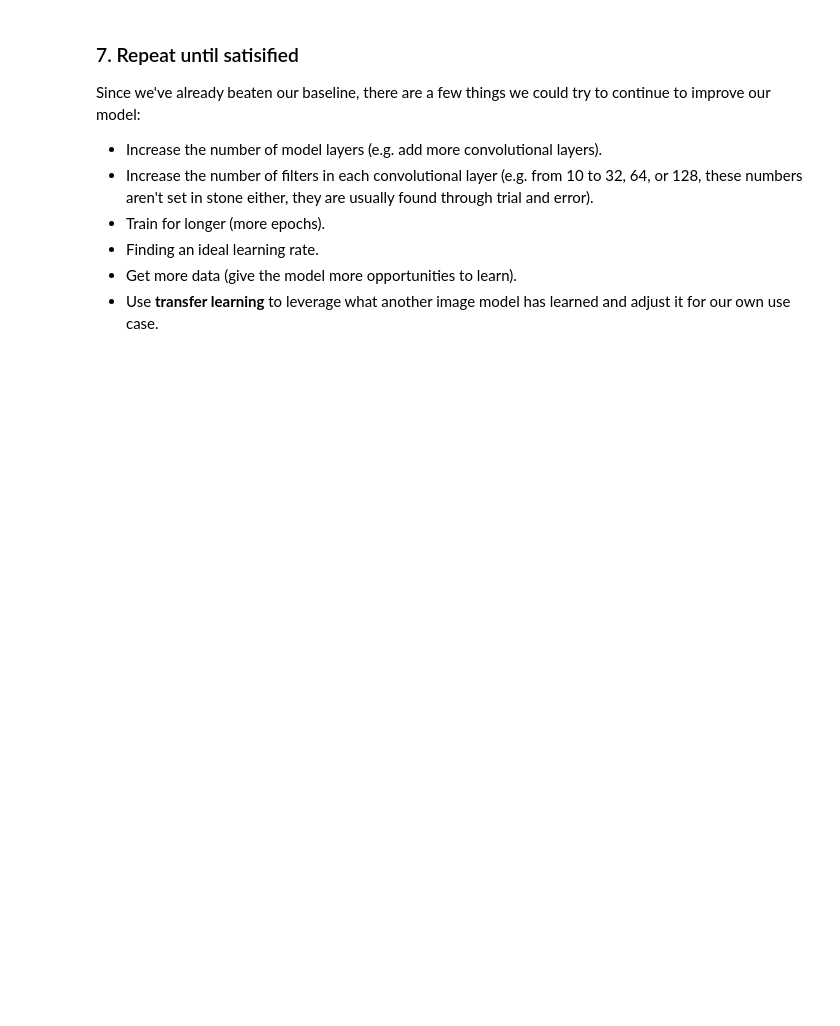
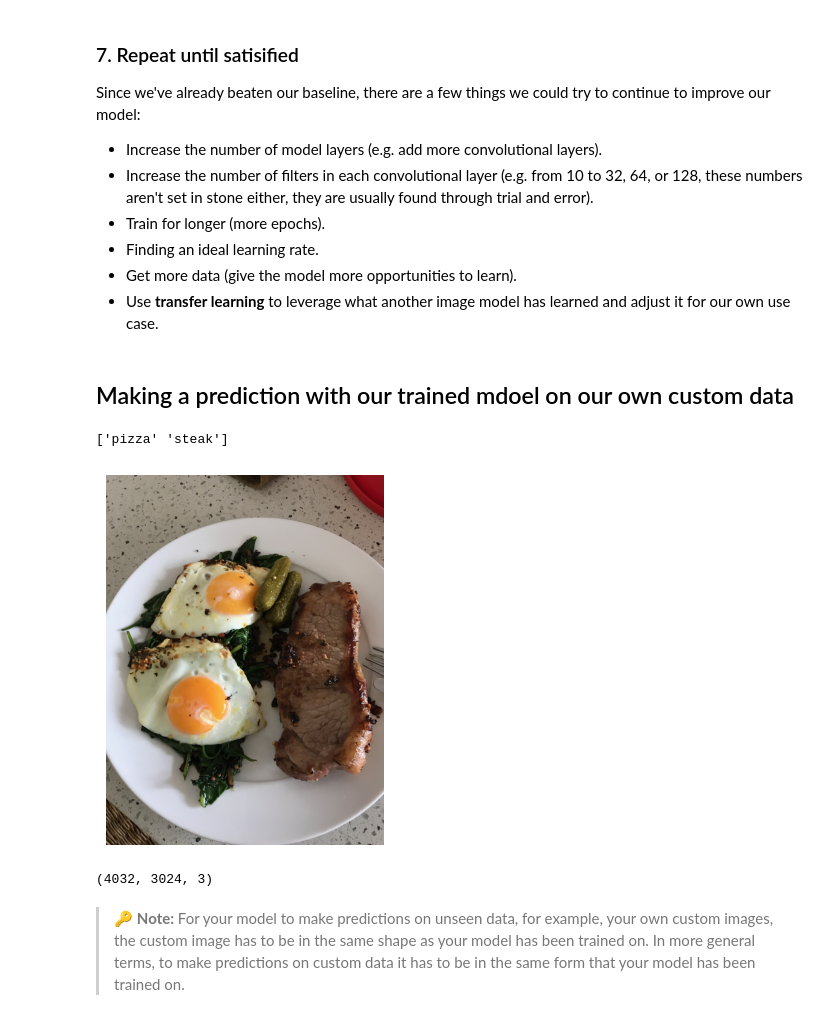
Before and after one commit to Nuthan03/NN_Computer_Vision, a Jupyter notebook: Introduction_to_computer_vision_with_TF.ipynb, the cells around one changed output. Drawn from its saved outputs; the diff is of its cells as text; code cells hidden in the pictures; blank space fills up the shorter version.

```diff
--- a/Introduction_to_computer_vision_with_TF.ipynb
+++ b/Introduction_to_computer_vision_with_TF.ipynb
@@ -892,3 +892,28 @@ Since we've already beaten our baseline, there are a few things we could try to
 * Finding an ideal learning rate.
 * Get more data (give the model more opportunities to learn).
 * Use **transfer learning** to leverage what another image model has learned and adjust it for our own use case.
+# %% [markdown]
+## Making a prediction with our trained mdoel on our own custom data
+# %%
+# Classes we are working with
+print(class_names)
+# %% [output]
+['pizza' 'steak']
+# %%
+# View our example image
+import matplotlib.image as mpimg
+import matplotlib.pyplot as plt
+
+#!wget https://raw.github.com/mrdbourke/tensorflow-deep-learning/blob/main/images/03-steak.jpeg
+steak = mpimg.imread("03-steak.jpeg")
+plt.imshow(steak)
+plt.axis(False);
+# %% [output]
+[figure, added]
+# %%
+# Check the shape of our image
+steak.shape
+# %% [output]
+(4032, 3024, 3)
+# %% [markdown]
+> 🔑 **Note:** For your model to make predictions on unseen data, for example, your own custom images, the custom image has to be in the same shape as your model has been trained on. In more general terms, to make predictions on custom data it has to be in the same form that your model has been trained on.
```
Also changed, not shown: parts of 24 cells of this notebook.
